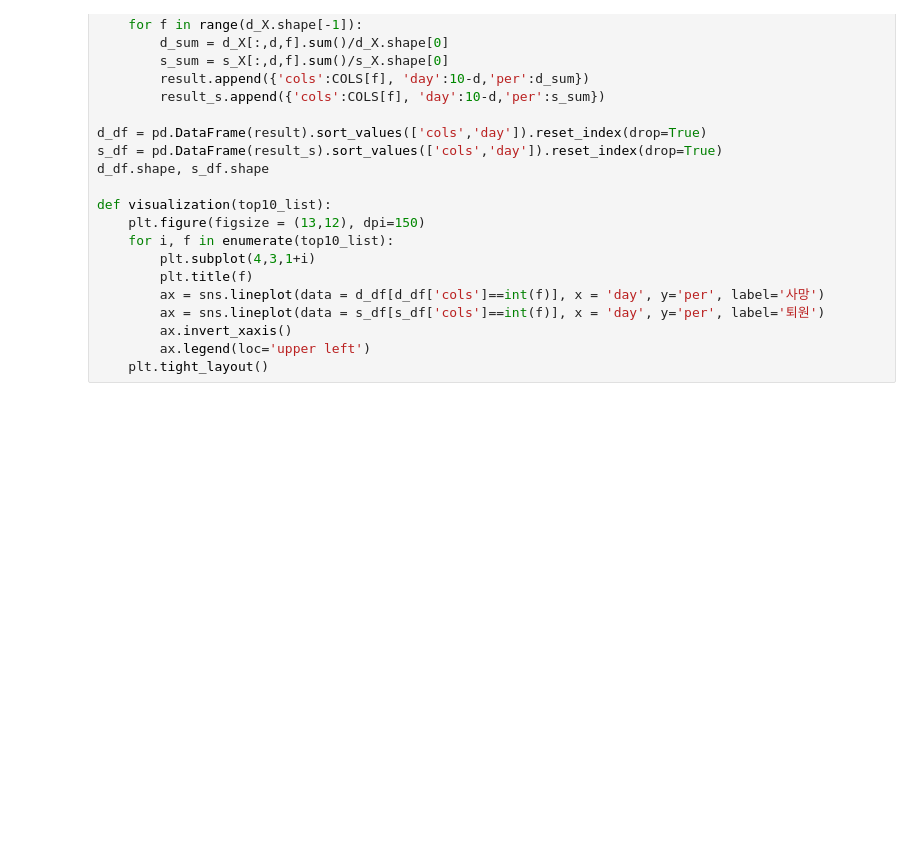
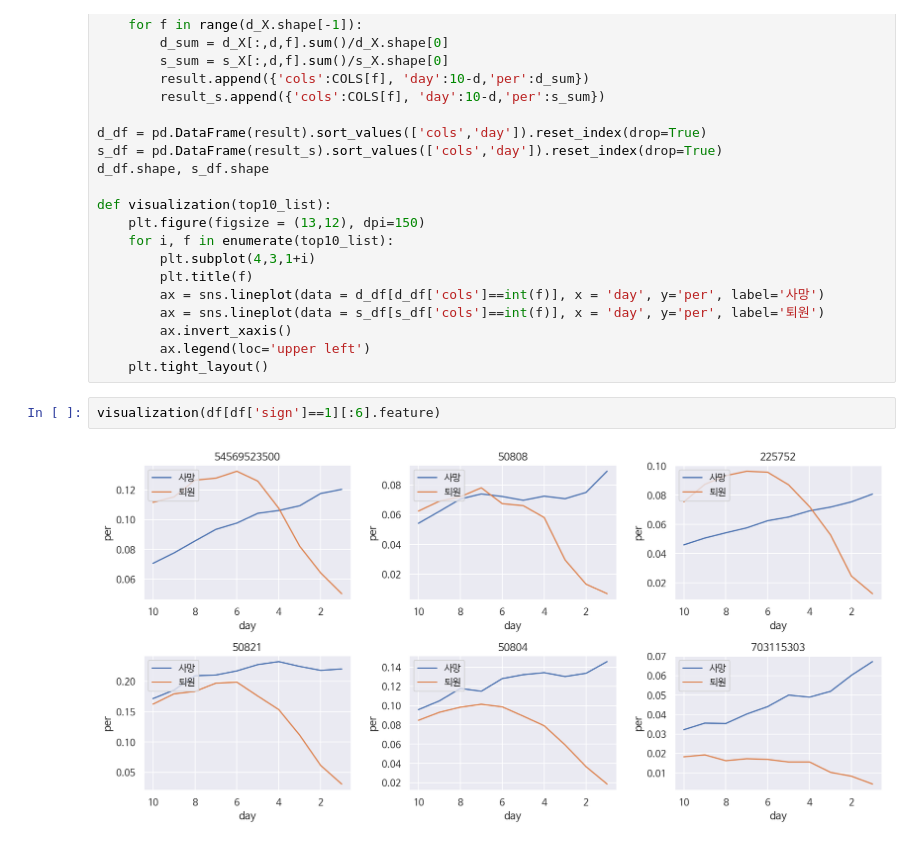
Before and after one commit to suhyun-guri/DSML_Research, a Jupyter notebook: ForPaper/Result4. 역전 마커 (역전성, 변동성).ipynb, the cells around one changed output. Drawn from its saved outputs; the diff is of its cells as text; blank space fills up the shorter version.

```diff
--- a/ForPaper/Result4. 역전 마커 (역전성, 변동성).ipynb
+++ b/ForPaper/Result4. 역전 마커 (역전성, 변동성).ipynb
@@ -179,3 +206,7 @@ def visualization(top10_list):
         ax.invert_xaxis()
         ax.legend(loc='upper left')
     plt.tight_layout()
+# %%
+visualization(df[df['sign']==1][:6].feature)
+# %% [output]
+[figure, added]
```
Also changed, not shown: parts of 7 cells of this notebook, 1 other file.
